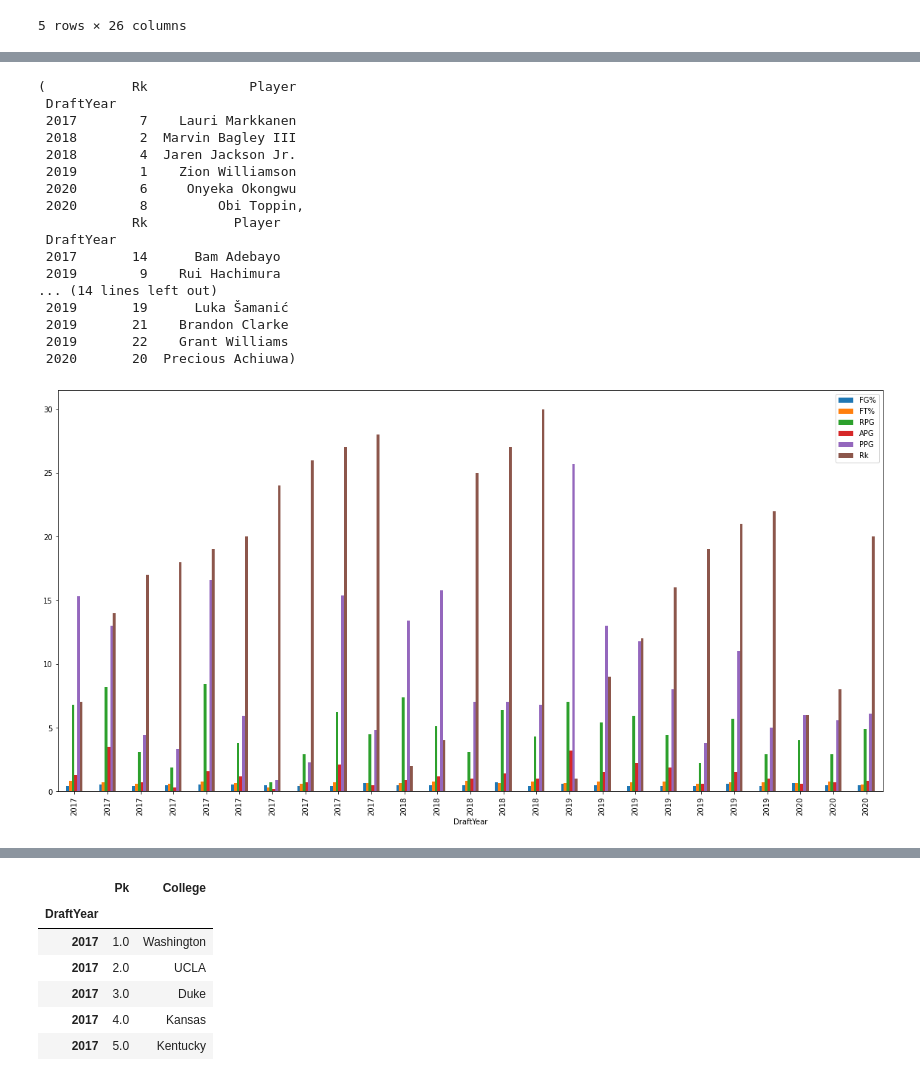
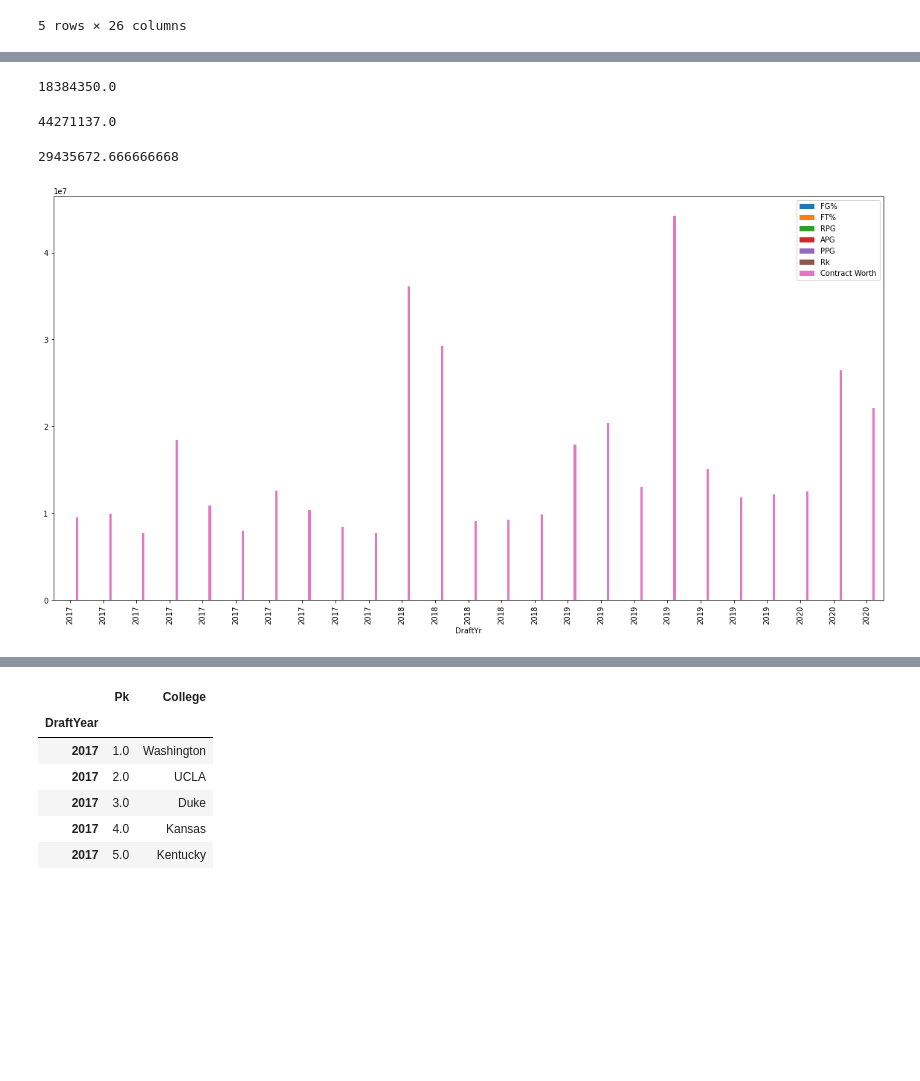
Before and after one commit to YanjunLin-Andrie/FanaticFi, a Jupyter notebook: FanaticFi-UPDATE.ipynb, the cells around one changed output, grey strips where cells are left out. Drawn from its saved outputs; the diff is of its cells as text; code cells hidden in the pictures; blank space fills up the shorter version.

```diff
--- a/FanaticFi-UPDATE.ipynb
+++ b/FanaticFi-UPDATE.ipynb
@@ -185,19 +185,19 @@ PG_75_df = PG_50 .loc[PG_50 ['Rk'] >16]
 
 
 # PPG,APG,FT heaviest
-SG_STATS_df = last_5_yrs_1_rnd_draft_df[['FG%','FT%','3P%','Pos','APG', 'PPG','Player','Rk']]
+SG_STATS_df = last_5_yrs_1_rnd_draft_df[['FG%','FT%','3P%','Pos','APG', 'PPG','Player','Rk','Contract Worth']]
 
 
 # PPG,RPG%,ASP%,
-SF_STATS_df = last_5_yrs_1_rnd_draft_df[['FG%','FT%','RPG','Pos','APG', 'PPG','Player','Rk']]
+SF_STATS_df = last_5_yrs_1_rnd_draft_df[['FG%','FT%','RPG','Pos','APG', 'PPG','Player','Rk','Contract Worth']]
 
 
 # PPG,RPG%,ASP%,
-PF_STATS_df = last_5_yrs_1_rnd_draft_df[['FG%','FT%','RPG','Pos','APG', 'PPG','Player','Rk']]
+PF_STATS_df = last_5_yrs_1_rnd_draft_df[['FG%','FT%','RPG','Pos','APG', 'PPG','Player','Rk','Contract Worth']]
 
 
 #PPG,RPG%,ASP%,
-C_STATS_df = last_5_yrs_1_rnd_draft_df[['FG%','FT%','RPG','Pos','APG','PPG','Player','Rk']]
+C_STATS_df = last_5_yrs_1_rnd_draft_df[['FG%','FT%','RPG','Pos','APG','PPG','Player','Rk','Contract Worth']]
 
 # -------------------------------------------------------------------------------------------------------------------
 
@@ -223,5 +223,18 @@ RANGE_PG_25 = PG_25_df[['Player','Contract Worth']]
 
 
 
-RANGE_PG_25 = numpy.set_printoptions(precision=8, suppress=True)
+RANGE_PG25_SS = RANGE_PG_25.describe()
+
+
+#
+PG_Range_min = RANGE_PG25_SS['Contract Worth'][3]
+
+PG_Range_max = RANGE_PG25_SS['Contract Worth'][7]
+
+PG_Range_avg = RANGE_PG25_SS['Contract Worth'][1]
+
+
+
+
+display(PG_Range_avg)
 # %% [output]
@@ -347,7 +370,7 @@ searchfor = ['PF']
 
 
 # PPG,RPG%,ASP%,
-PF_STATS_df = last_5_yrs_1_rnd_draft_df[['FG%','FT%','RPG','Pos','APG', 'PPG','Player','Rk']]
+
 
 PF_heavy_df = PF_STATS_df.loc[PF_STATS_df['Pos'].str.contains('|'.join(searchfor))]
 
@@ -355,51 +378,55 @@ PF_heavy_df.plot.bar(figsize=(20,10))
 
 
 # ---------------------------------------------------------------------------------------------
 
 
 
 PF_25_df = PF_heavy_df.loc[PF_heavy_df['Rk'] <=8]
 
 PF_50 = PF_heavy_df.loc[PF_heavy_df['Rk'] >8]
 
 PF_50_df = PF_50 .loc[PF_50 ['Rk'] <16]
 
 PF_75_df = PF_50 .loc[PF_50 ['Rk'] >16]
 
 # ---------------------------------------------------------------------------------------------
 
 # Visual
 
 
 
 
 
 _PF_= PF_25_df[['Rk','Player']],PF_50_df[['Rk','Player']],PF_75_df[['Rk','Player']].copy()
 
 
 _PF_[0:3]
 
 
 # -------------------------------------------------------------------------------------------------------------------
+
+RANGE_PF_25 = PF_25_df[['Player','Contract Worth']]
+
+RANGE_PF25_SS = RANGE_PF_25.describe()
+
+
+PF_Range_min = RANGE_PF25_SS['Contract Worth'][3]
+
+PF_Range_max = RANGE_PF25_SS['Contract Worth'][7]
+
+PF_Range_avg = RANGE_PF25_SS['Contract Worth'][1]
+
+
+display(PF_Range_min)
+
+display(PF_Range_max)
+
+display(PF_Range_avg)
 # %% [output]
-(           Rk             Player
- DraftYear
- 2017        7    Lauri Markkanen
- 2018        2  Marvin Bagley III
- 2018        4  Jaren Jackson Jr.
- 2019        1    Zion Williamson
- 2020        6     Onyeka Okongwu
- 2020        8         Obi Toppin,
-            Rk           Player
- DraftYear
- 2017       14      Bam Adebayo
- 2019        9    Rui Hachimura
-... (14 lines left out)
- 2019       19      Luka Šamanić
- 2019       21    Brandon Clarke
- 2019       22    Grant Williams
- 2020       20  Precious Achiuwa)
+18384350.0
+44271137.0
+29435672.666666668
-[figure, old version]
+[figure, new version]
 # %%
 searchfor = ['C']
 
```
Also changed, not shown: parts of 5 cells of this notebook.
